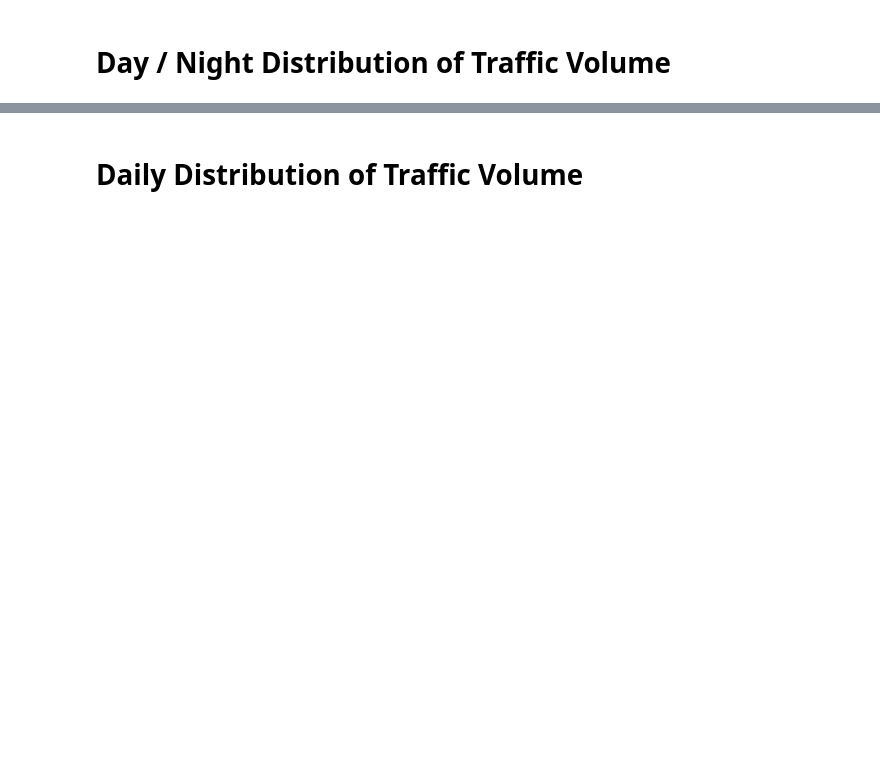
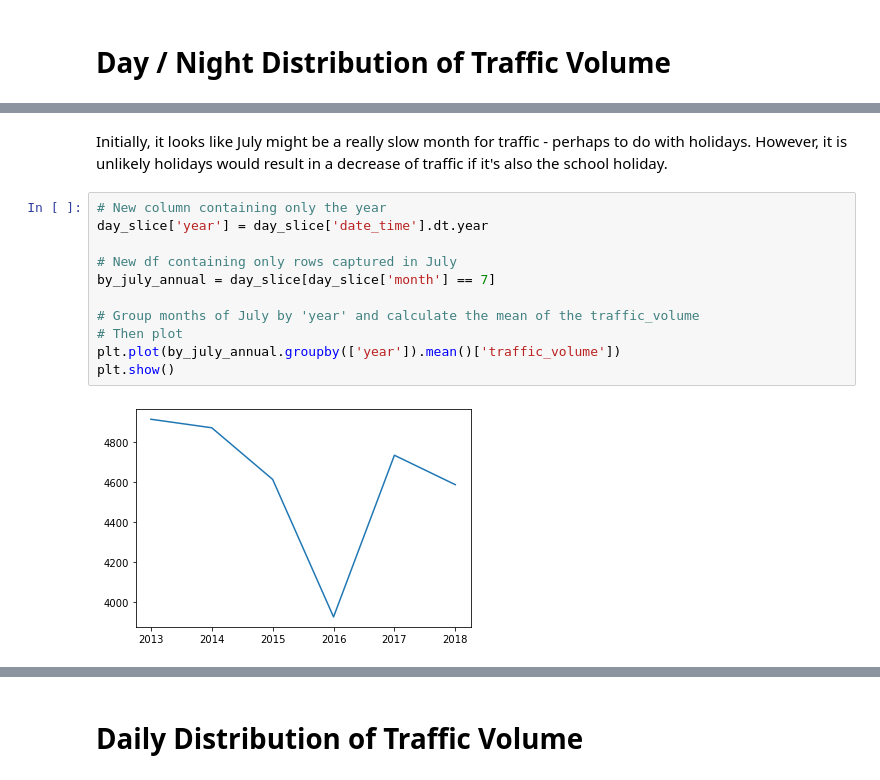
Before and after one commit to jholidayscott/correlation_analysis_traffic_volumes, a Jupyter notebook: gp4_i94_traffic.ipynb, the cells around one changed output, grey strips where cells are left out. Drawn from its saved outputs; the diff is of its cells as text; blank space fills up the shorter version.

```diff
--- a/gp4_i94_traffic.ipynb
+++ b/gp4_i94_traffic.ipynb
@@ -85,0 +230,15 @@ traffic.tail()
+# %% [markdown]
+Initially, it looks like July might be a really slow month for traffic - perhaps to do with holidays. However, it is unlikely holidays would result in a decrease of traffic if it's also the school holiday.
+# %%
+# New column containing only the year
+day_slice['year'] = day_slice['date_time'].dt.year
+
+# New df containing only rows captured in July
+by_july_annual = day_slice[day_slice['month'] == 7]
+
+# Group months of July by 'year' and calculate the mean of the traffic_volume
+# Then plot
+plt.plot(by_july_annual.groupby(['year']).mean()['traffic_volume'])
+plt.show()
+# %% [output]
+[figure, added]
```
Also changed, not shown: parts of 23 cells of this notebook.
